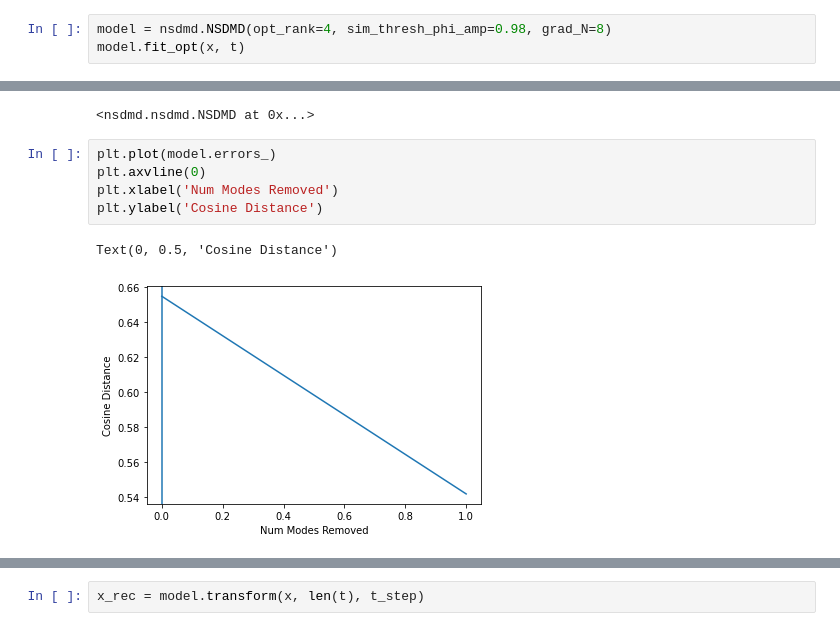
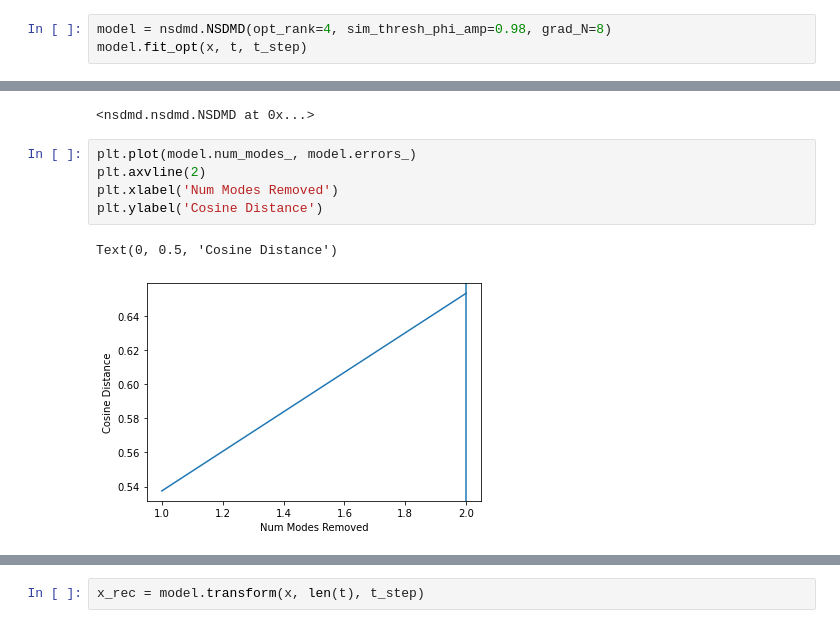
Before and after one commit to learning-2-learn/nsdmd, a Jupyter notebook: examples/freq_coupling_demo.ipynb, the cells around one changed output, grey strips where cells are left out. Saved outputs shown, nothing was run; the diff lists cells and outputs as text.

```diff
--- a/examples/freq_coupling_demo.ipynb
+++ b/examples/freq_coupling_demo.ipynb
@@ -47,7 +47,7 @@ Text(0, 0.5, 'Amp')
 [figure]
 # %%
 model = nsdmd.NSDMD(opt_rank=4, sim_thresh_phi_amp=0.98, grad_N=8)
-model.fit_opt(x, t)
+model.fit_opt(x, t, t_step)
 # %% [output]
 <nsdmd.nsdmd.NSDMD at 0x...>
 # %%
@@ -55,11 +55,11 @@ model.fit_reduction(x, len(t), t_step)
 # %% [output]
 <nsdmd.nsdmd.NSDMD at 0x...>
 # %%
-plt.plot(model.errors_)
-plt.axvline(0)
+plt.plot(model.num_modes_, model.errors_)
+plt.axvline(2)
 plt.xlabel('Num Modes Removed')
 plt.ylabel('Cosine Distance')
 # %% [output]
 Text(0, 0.5, 'Cosine Distance')
-[figure, old version]
+[figure, new version]
 # %%
```
Also changed, not shown: parts of 4 cells of this notebook, 7 other files.
